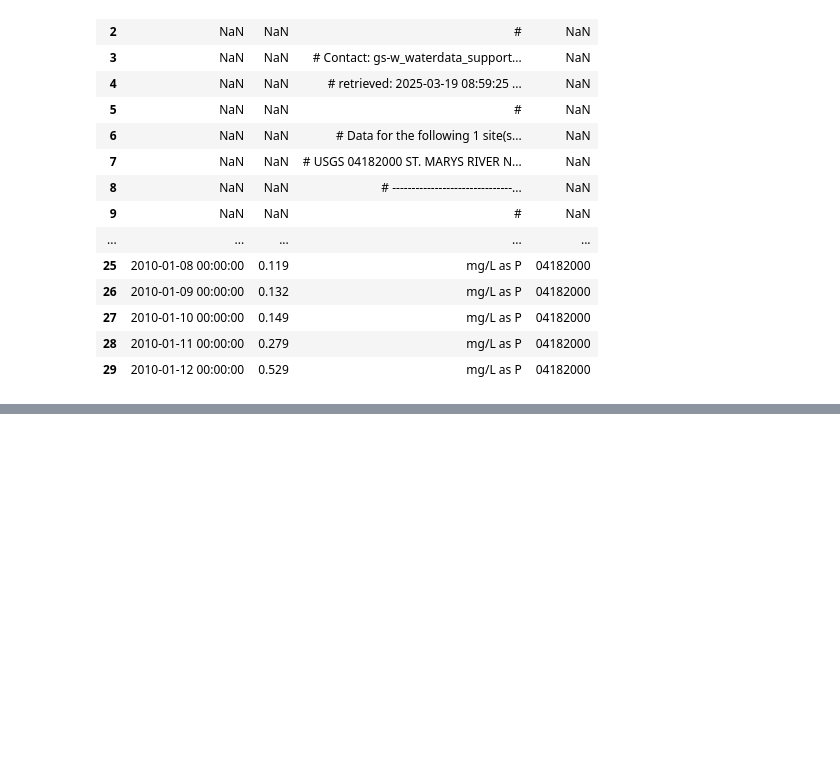
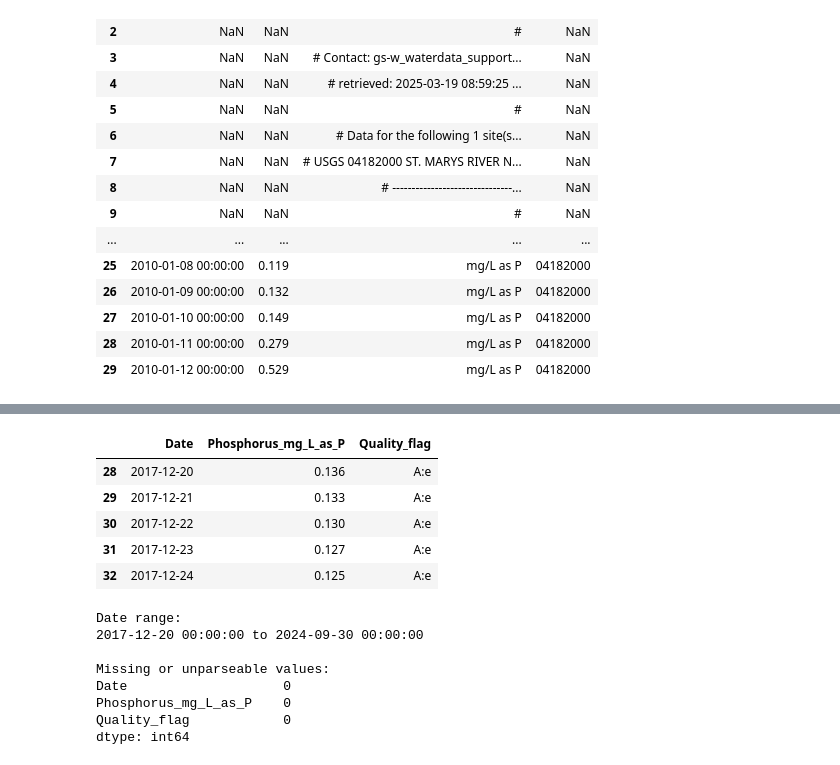
Before and after one commit to TechSphere2025/water-quality-forecasting, a Jupyter notebook: 01_understanding_data.ipynb, the cells around one changed output, grey strips where cells are left out. Drawn from its saved outputs; the diff is of its cells as text; code cells hidden in the pictures; blank space fills up the shorter version.

```diff
--- a/01_understanding_data.ipynb
+++ b/01_understanding_data.ipynb
@@ -354,0 +452,45 @@ display(source_preview)
+# %%
+# Select the date, phosphorus value, and qualification flag
+p2_clean = p2[
+    ["datetime", "294532_00665_00003",
+     "294532_00665_00003_cd"]
+].copy()
+
+# Give the columns readable names
+p2_clean.columns = [
+    "Date",
+    "Phosphorus_mg_L_as_P",
+    "Quality_flag"
+]
+
+# Convert dates and values to the correct types
+p2_clean["Date"] = pd.to_datetime(
+    p2_clean["Date"], errors="coerce"
+)
+
+p2_clean["Phosphorus_mg_L_as_P"] = pd.to_numeric(
+    p2_clean["Phosphorus_mg_L_as_P"], errors="coerce"
+)
+
+display(p2_clean.head())
+
+print("\nDate range:")
+print(p2_clean["Date"].min(), "to", p2_clean["Date"].max())
+
+print("\nMissing or unparseable values:")
+print(p2_clean.isna().sum())
+# %% [output]
+|  | Date | Phosphorus_mg_L_as_P | Quality_flag |
+| 28 | 2017-12-20 | 0.136 | A:e |
+| 29 | 2017-12-21 | 0.133 | A:e |
+| 30 | 2017-12-22 | 0.130 | A:e |
+| 31 | 2017-12-23 | 0.127 | A:e |
+| 32 | 2017-12-24 | 0.125 | A:e |
+Date range:
+2017-12-20 00:00:00 to 2024-09-30 00:00:00
+
+Missing or unparseable values:
+Date                    0
+Phosphorus_mg_L_as_P    0
+Quality_flag            0
+dtype: int64
```
Also changed, not shown: parts of 6 cells of this notebook.
